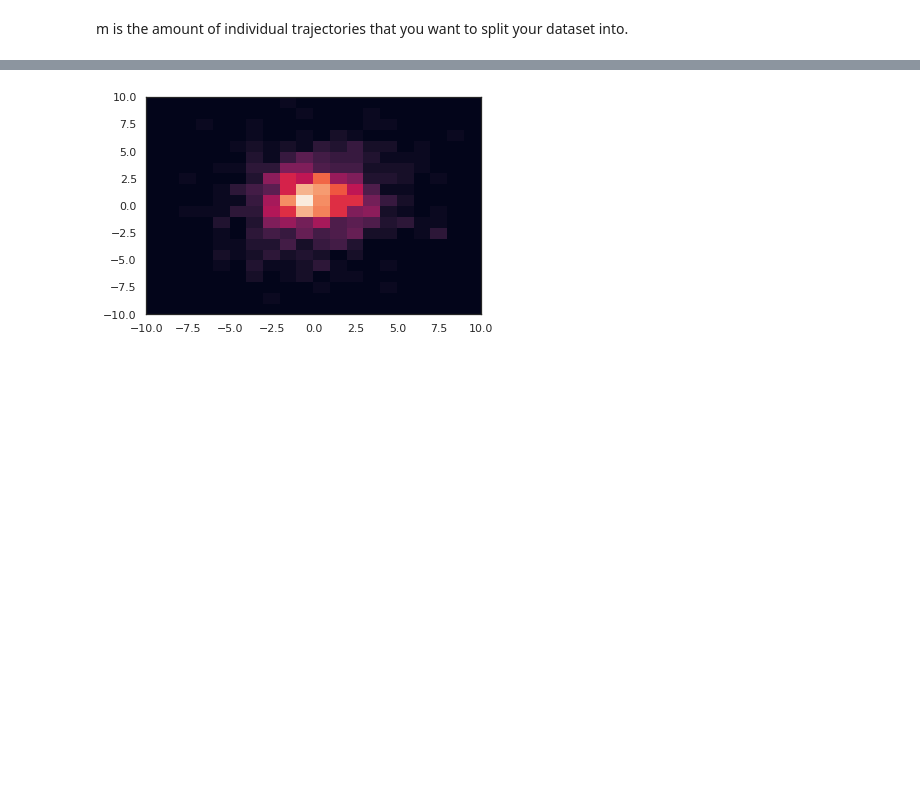
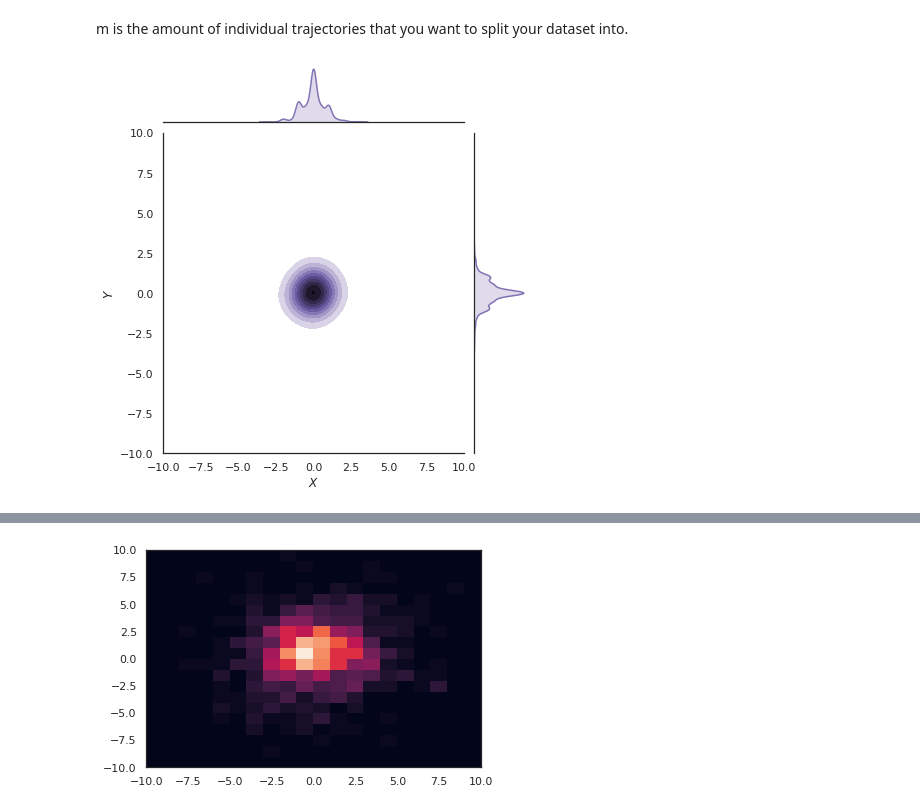
Before and after one commit to akshay-vedi/DeePyMoD_torch, a Jupyter notebook: notebooks/SPT/Analysis_data_SPT_trimmed.ipynb, the cells around one changed output, grey strips where cells are left out. Cells and saved outputs as stored; diff of their text form; code cells hidden in the pictures; blank space fills up the shorter version.

```diff
--- a/notebooks/SPT/Analysis_data_SPT_trimmed.ipynb
+++ b/notebooks/SPT/Analysis_data_SPT_trimmed.ipynb
@@ -69,4 +76,11 @@ for i in range(1,m):
 msd = np.sqrt(x_array**2 + y_array**2)
 # %%
 import seaborn as sns;
+# %%
+time=1
+g = sns.jointplot(x=x_array[time],y=y_array[time], kind="kde", color="m",xlim=(-10,10),ylim=(-10,10), bw=0.75)
+g.ax_joint.collections[0].set_alpha(0)
+g.set_axis_labels("$X$", "$Y$");
+# %% [output]
+[figure, added]
 # %%
```
Also changed, not shown: parts of 12 cells of this notebook, 14 other files.
